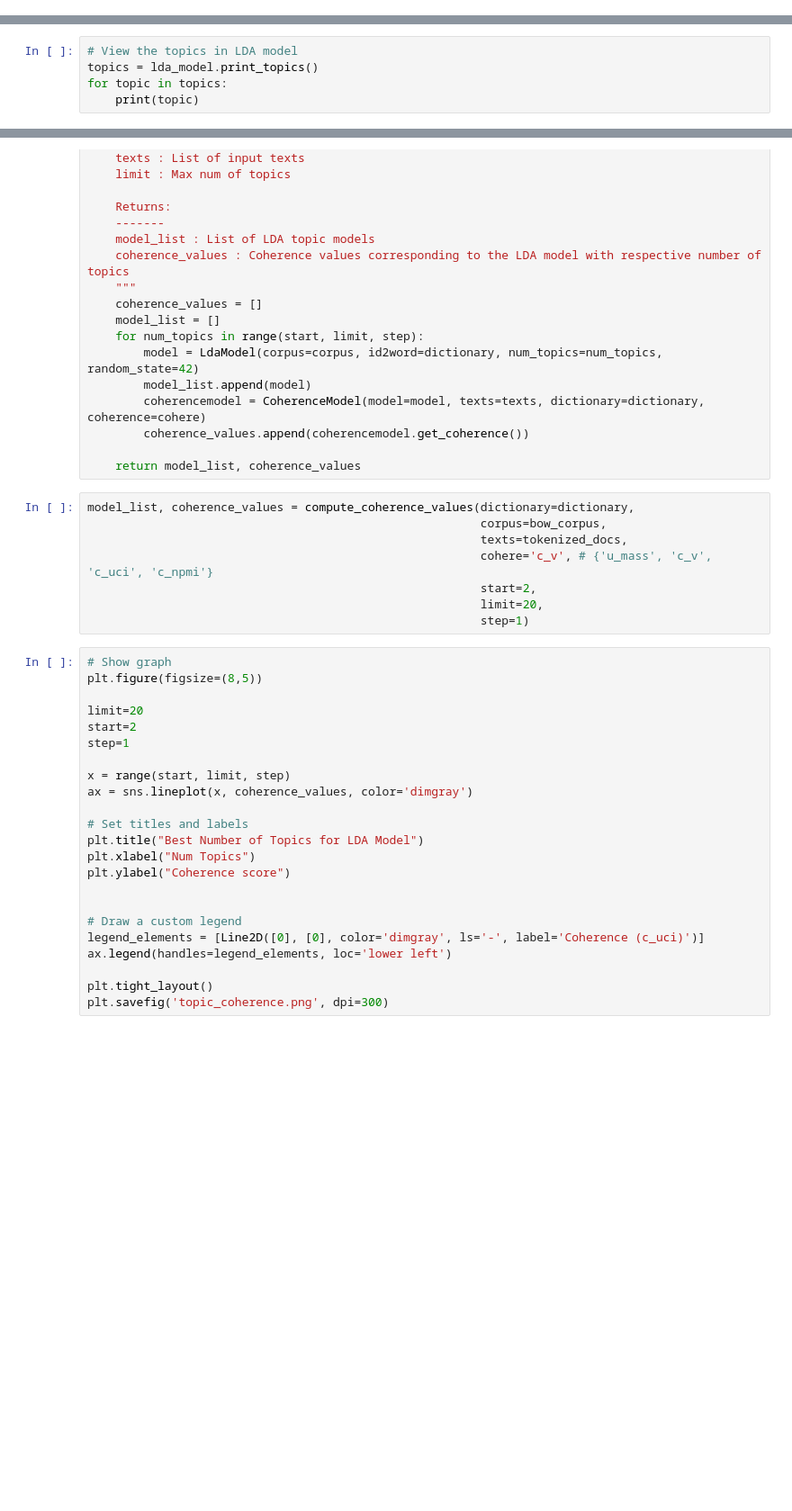
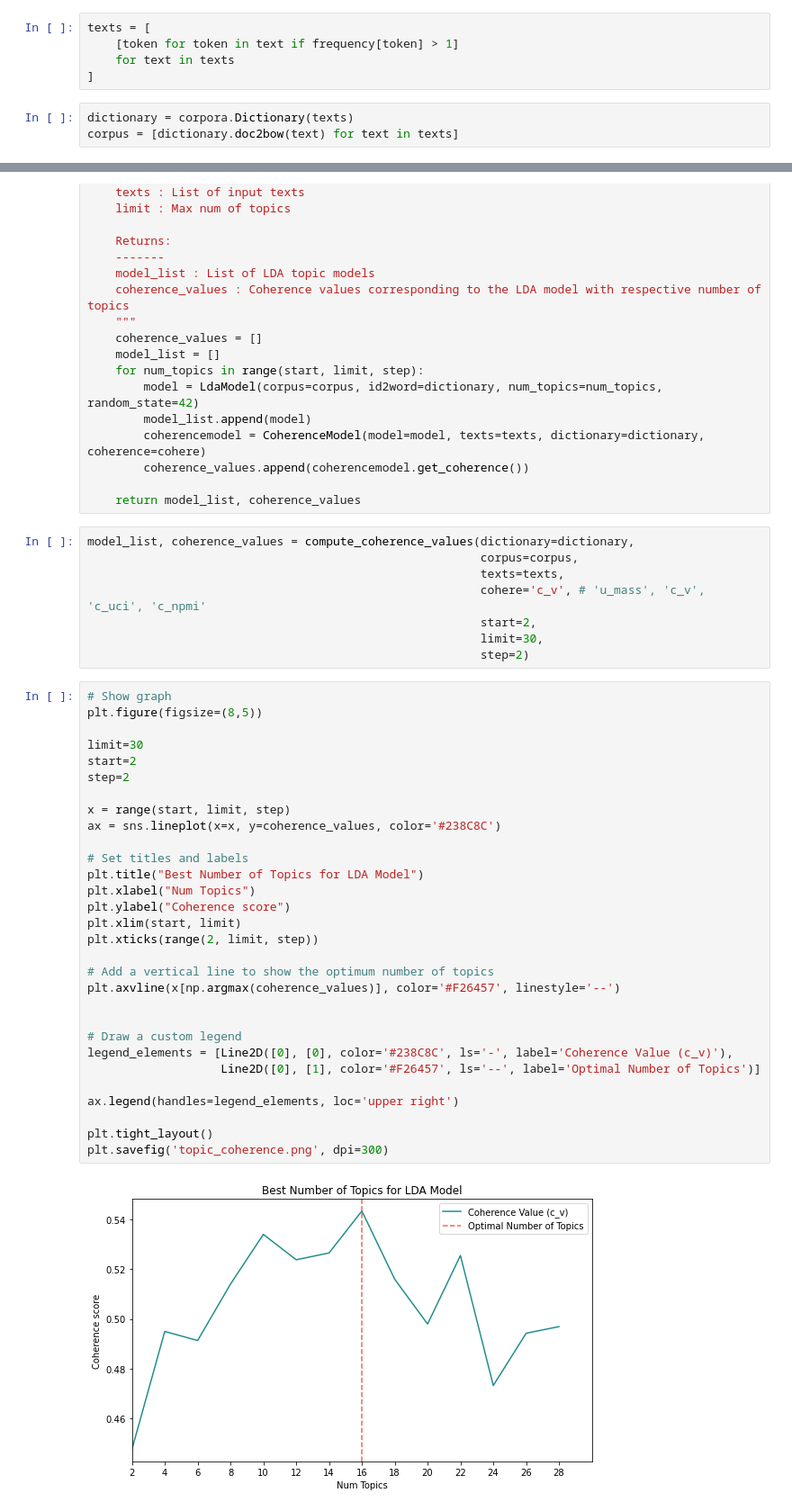
Before and after one commit to broepke/TopicModels, a Jupyter notebook: topic_coherence.ipynb, the cells around one changed output, grey strips where cells are left out. Shown at 90% size. Cells and saved outputs as stored; diff of their text form; blank space fills up the shorter version.

Commit message:
Good run - 16 topics

```diff
--- a/topic_coherence.ipynb
+++ b/topic_coherence.ipynb
@@ -40,0 +38,8 @@ for i in range(len(doc)):
+# %%
+texts = [
+    [token for token in text if frequency[token] > 1]
+    for text in texts
+]
+# %%
+dictionary = corpora.Dictionary(texts)
+corpus = [dictionary.doc2bow(text) for text in texts]
@@ -46,8 +53,3 @@ lda_model = LdaModel(corpus=bow_corpus, id2word=dictionary, num_topics=NUM_TOPIC
-# %%
-# View the topics in LDA model
-topics = lda_model.print_topics()
-for topic in topics:
-    print(topic)
 # %%
 def model_scoring (model, corpus, text, dictionary, perplex=False):
 
@@ -104,33 +113,42 @@ def compute_coherence_values(dictionary, corpus, texts, cohere, limit, start=2,
     return model_list, coherence_values
 # %%
 model_list, coherence_values = compute_coherence_values(dictionary=dictionary,
-                                                        corpus=bow_corpus,
-                                                        texts=tokenized_docs,
-                                                        cohere='c_v', # {'u_mass', 'c_v', 'c_uci', 'c_npmi'}
+                                                        corpus=corpus,
+                                                        texts=texts,
+                                                        cohere='c_v', # 'u_mass', 'c_v', 'c_uci', 'c_npmi'
                                                         start=2,
-                                                        limit=20,
-                                                        step=1)
+                                                        limit=30,
+                                                        step=2)
 # %%
 # Show graph
 plt.figure(figsize=(8,5))
 
-limit=20
+limit=30
 start=2
-step=1
+step=2
 
 x = range(start, limit, step)
-ax = sns.lineplot(x, coherence_values, color='dimgray')
+ax = sns.lineplot(x=x, y=coherence_values, color='#238C8C')
 
 # Set titles and labels
 plt.title("Best Number of Topics for LDA Model")
 plt.xlabel("Num Topics")
 plt.ylabel("Coherence score")
+plt.xlim(start, limit)
+plt.xticks(range(2, limit, step))
+
+# Add a vertical line to show the optimum number of topics
+plt.axvline(x[np.argmax(coherence_values)], color='#F26457', linestyle='--')
 
 
 # Draw a custom legend
-legend_elements = [Line2D([0], [0], color='dimgray', ls='-', label='Coherence (c_uci)')]
-ax.legend(handles=legend_elements, loc='lower left')
+legend_elements = [Line2D([0], [0], color='#238C8C', ls='-', label='Coherence Value (c_v)'),
+                   Line2D([0], [1], color='#F26457', ls='--', label='Optimal Number of Topics')]
+
+ax.legend(handles=legend_elements, loc='upper right')
 
 plt.tight_layout()
 plt.savefig('topic_coherence.png', dpi=300)
+# %% [output]
+[figure, added]
 # %%
```
Also changed, not shown: parts of 20 cells of this notebook, 2 other files.
